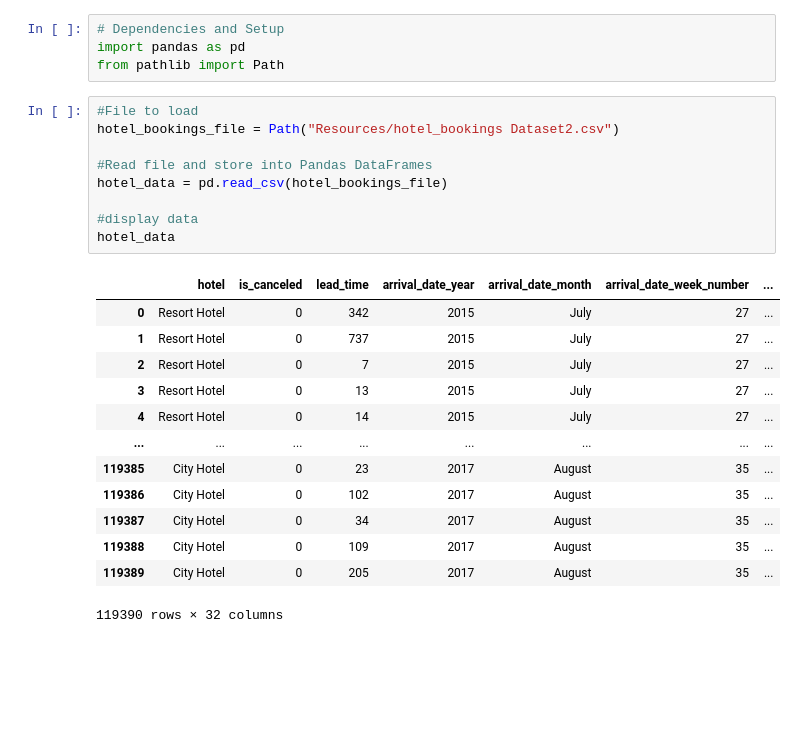
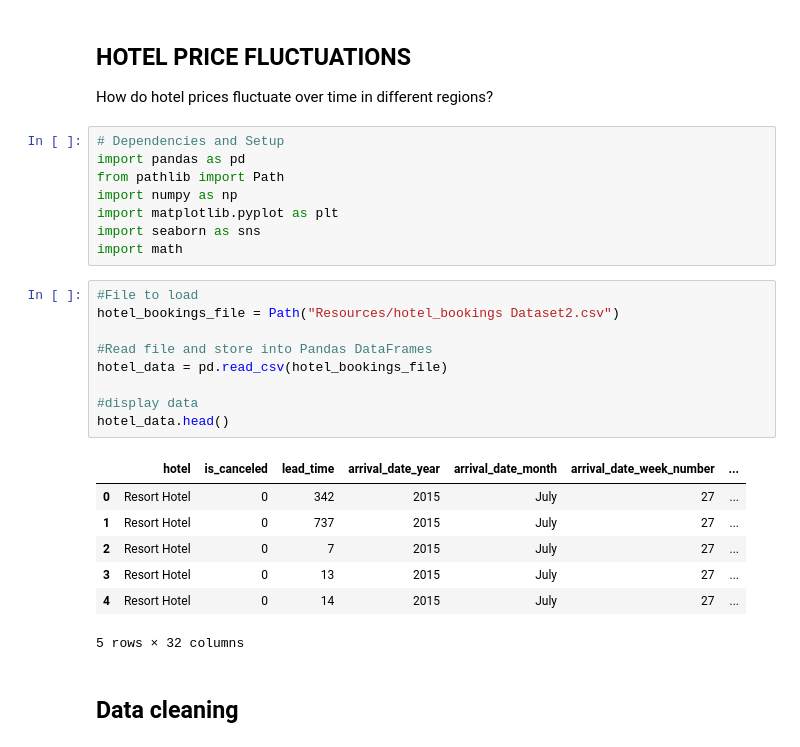
Before and after one commit to Kathyvng/Project1_Group6, a Jupyter notebook: Kathy_Analysis/Hotel_Price_Fluctuations.ipynb, the cells around one changed output. Saved outputs shown, nothing was run; the diff lists cells and outputs as text; blank space fills up the shorter version.

```diff
--- a/Kathy_Analysis/Hotel_Price_Fluctuations.ipynb
+++ b/Kathy_Analysis/Hotel_Price_Fluctuations.ipynb
@@ -1,27 +1,32 @@
+# %% [markdown]
+HOTEL PRICE FLUCTUATIONS
+---
+How do hotel prices fluctuate over time in different regions?
 # %%
 # Dependencies and Setup
 import pandas as pd
 from pathlib import Path
+import numpy as np
+import matplotlib.pyplot as plt
+import seaborn as sns
+import math
 # %%
 #File to load
 hotel_bookings_file = Path("Resources/hotel_bookings Dataset2.csv")
 
 #Read file and store into Pandas DataFrames
 hotel_data = pd.read_csv(hotel_bookings_file)
 
 #display data
-hotel_data
+hotel_data.head()
 # %% [output]
 |  | hotel | is_canceled | lead_time | arrival_date_year | arrival_date_month | arrival_date_week_number | ... |
 | 0 | Resort Hotel | 0 | 342 | 2015 | July | 27 | ... |
 | 1 | Resort Hotel | 0 | 737 | 2015 | July | 27 | ... |
 | 2 | Resort Hotel | 0 | 7 | 2015 | July | 27 | ... |
 | 3 | Resort Hotel | 0 | 13 | 2015 | July | 27 | ... |
 | 4 | Resort Hotel | 0 | 14 | 2015 | July | 27 | ... |
-| ... | ... | ... | ... | ... | ... | ... | ... |
-| 119385 | City Hotel | 0 | 23 | 2017 | August | 35 | ... |
-| 119386 | City Hotel | 0 | 102 | 2017 | August | 35 | ... |
-| 119387 | City Hotel | 0 | 34 | 2017 | August | 35 | ... |
-| 119388 | City Hotel | 0 | 109 | 2017 | August | 35 | ... |
-| 119389 | City Hotel | 0 | 205 | 2017 | August | 35 | ... |
-119390 rows × 32 columns
+5 rows × 32 columns
+# %% [markdown]
+Data cleaning
+---
```
Also changed, not shown: parts of 19 cells of this notebook.
